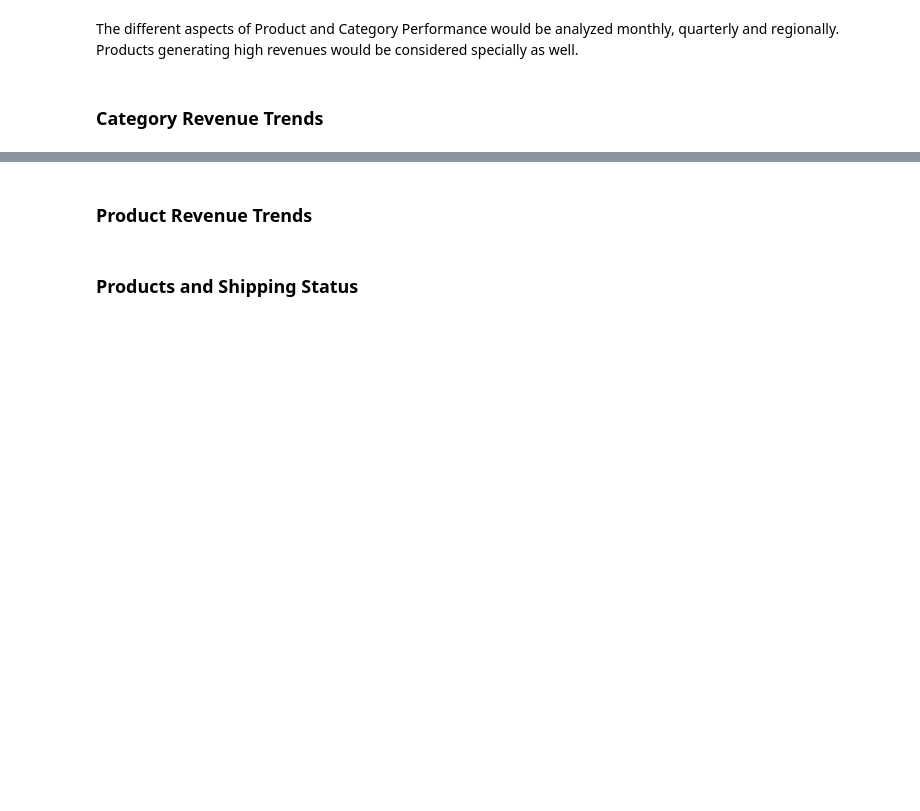
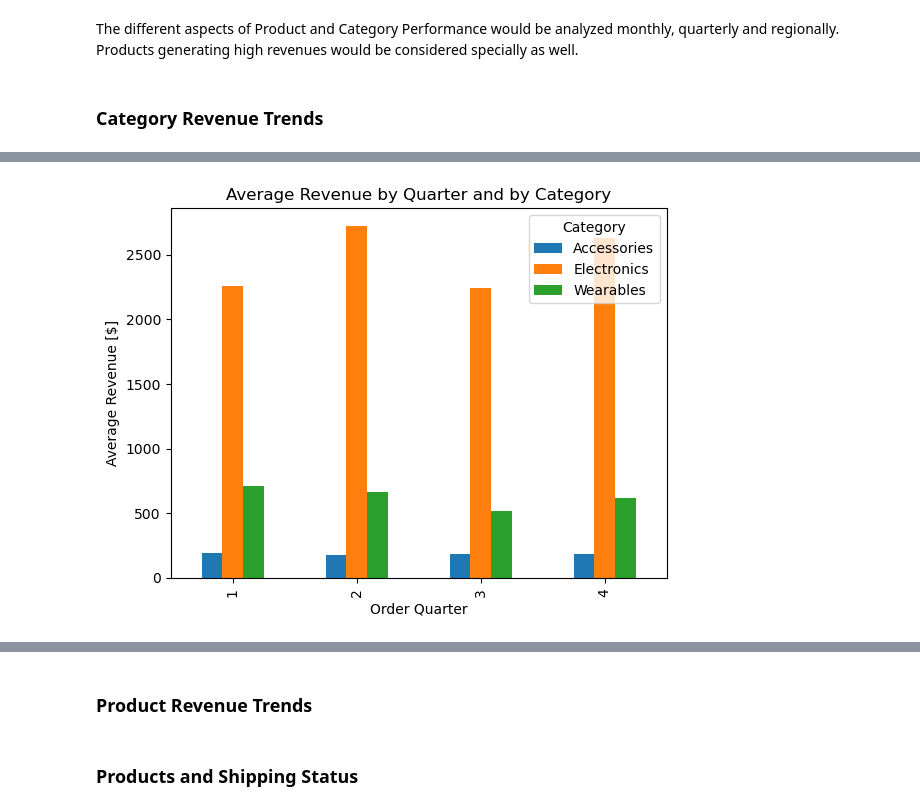
Before and after one commit to Mohammed-Hanan-Othman/ecommerce-sales-analysis, a Jupyter notebook: notebooks/3.product_performance.ipynb, the cells around one changed output, grey strips where cells are left out. Saved outputs shown, nothing was run; the diff lists cells and outputs as text; code cells hidden in the pictures; blank space fills up the shorter version.

```diff
--- a/notebooks/3.product_performance.ipynb
+++ b/notebooks/3.product_performance.ipynb
@@ -62,3 +78,8 @@ plt.show();
 # %%
 # Quarterly Revenue Trends by Category
-# df_copy.groupby(by=[""])
+df_copy.groupby(by=["Order Quarter", "Category"])["Total Price Calc"].mean().unstack().plot(kind="bar")
+plt.title("Average Revenue by Quarter and by Category")
+plt.ylabel("Average Revenue [$]")
+plt.show();
+# %% [output]
+[figure, added]
```
Also changed, not shown: parts of 7 cells of this notebook.
